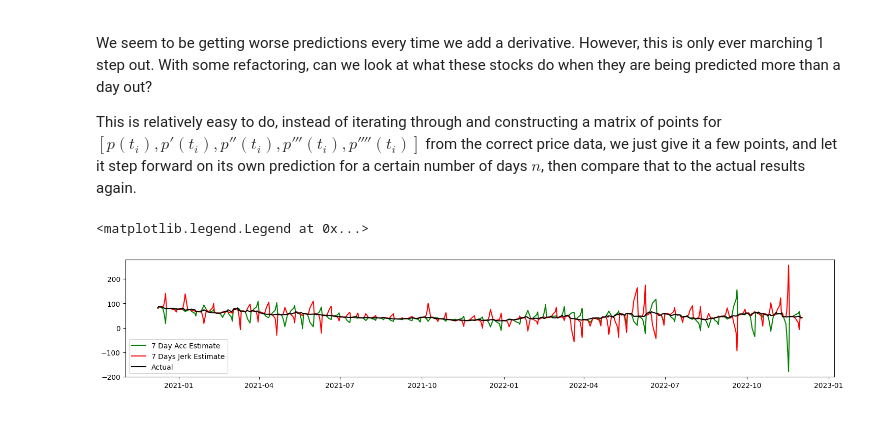
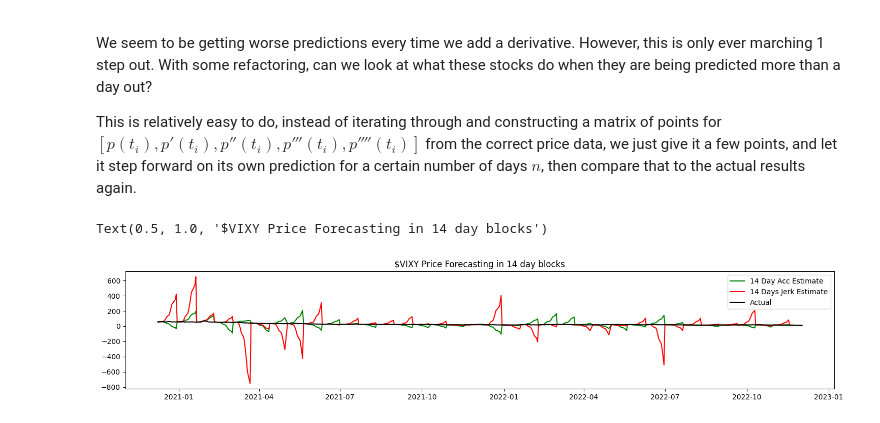
Before and after one commit to patrick-may/Differential-Equations-Stock-Modeler, a Jupyter notebook: project_writeup.ipynb, the cells around one changed output. Drawn from its saved outputs; the diff is of its cells as text; code cells hidden in the pictures.

```diff
--- a/project_writeup.ipynb
+++ b/project_writeup.ipynb
@@ -38,11 +38,10 @@ Now we have defined $p'(t), p''(t)$ in terms of discrete points of $p(t)$. Now w
 import pandas as pd
 import numpy as np
 import matplotlib.pyplot as plt
-import scipy
 
 # read in dataset
-ticker="SQQQ"
-df = pd.read_csv(f"{ticker}HistoricalData.csv")
+ticker="VIXY"
+df = pd.read_csv(f"data/{ticker}HistoricalData.csv")
 
 # read in discrete points for p(t)
 prices = np.array(df["c"])
@@ -93,4 +92,7 @@ plt.title(f"${ticker} 2nd Order Acceleration 1-step Stock Prediction")
 diffs = np.array([abs(x - y) for x, y in zip(one_step_guesses, price_compare)])
 print("Average difference in prediction and actual value:",np.average(diffs))
 plt.legend()
+
+mse = np.square(np.subtract(price_compare, one_step_guesses[:len(one_step_guesses)-1])).mean()
+print("MSE:",mse)
 # %% [output]
@@ -248,33 +262,34 @@ def nextjerk(start_points):
     # 4 point backward second derivative finite difference
     a_x = (2 * xi) - (5 * xi_1) + (4 * xi_2) - (xi_3)
     # 4 point backward third derivative finite difference
     j_x = xi - (3 * xi_1) + (3 * xi_2) - (1 * xi_3)
 
     return next_jerk_price([p_x, v_x, a_x, j_x])
 
 #def nextsnap(start_points):
 
 further_predict_acc = []
 further_predict_jerk = []
-n = 7 # num of days to self-predict
+n = 14 # num of days to self-predict
 
 for day in range( 500):
     if day % n == 0 or day % n == 1 or day % n == 2:
         further_predict_acc.append(prices[day])
         further_predict_jerk.append(prices[day])
     else:
         further_predict_acc.append(nextaccel(further_predict_acc[day-3:]))
         if day % n == 3:
             further_predict_jerk.append(prices[day])
         else:
             further_predict_jerk.append(nextjerk(further_predict_jerk[day-4:]))
 
 #print(every_n_reset)
 plt.plot(timestamps[1:], further_predict_acc, color="green", label=f"{n} Day Acc Estimate")
 plt.plot(timestamps[1:], further_predict_jerk, color = "red", label=f"{n} Days Jerk Estimate")
 
 plt.plot(timestamps, prices, color = "black", label="Actual")
 plt.legend()
+plt.title(f"${ticker} Price Forecasting in {n} day blocks")
 # %% [output]
-<matplotlib.legend.Legend at 0x...>
+Text(0.5, 1.0, '$VIXY Price Forecasting in 14 day blocks')
-[figure, old version]
+[figure, new version]
```
Also changed, not shown: parts of 6 cells of this notebook.
